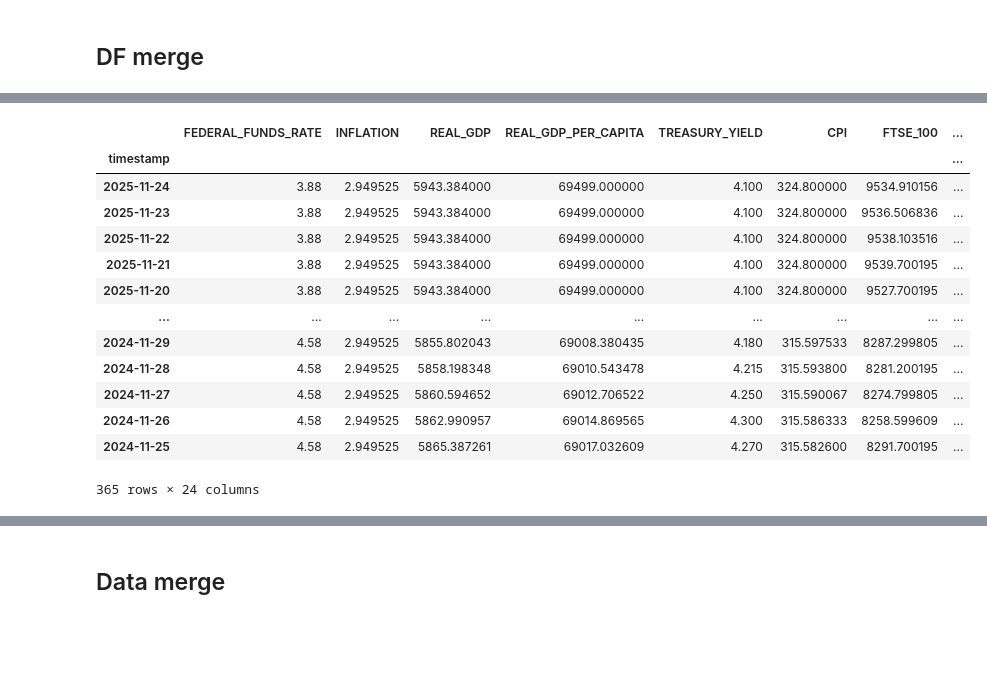
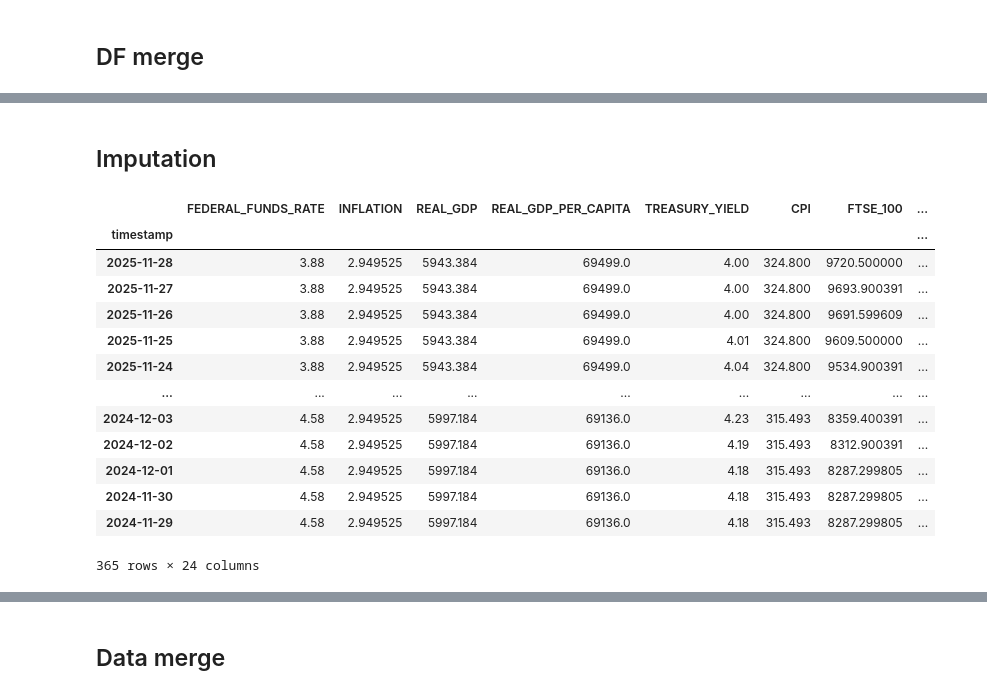
Before and after one commit to gilStettler/stonksai, a Jupyter notebook: dataset.ipynb, the cells around one changed output, grey strips where cells are left out. Drawn from its saved outputs; the diff is of its cells as text; code cells hidden in the pictures; blank space fills up the shorter version.

Commit message:
Full dataset + all stocks + publication lag

```diff
--- a/dataset.ipynb
+++ b/dataset.ipynb
@@ -409,6 +413,7 @@ df_ti= dfs[0]
 for df in dfs[1:]:
     df_ti = df_ti.merge(df, on="timestamp", how="left")
 
+df_ti = df_ti.sort_index(ascending=True)
 df_ti.head()
 # %% [output]
 |  | SMA | EMA | RSI | ATR | Real Lower Band | Real Middle Band | Real Upper Band |
@@ -1179,40 +1235,34 @@ df_macro.sort_index(ascending=False).head(365)
+# %% [markdown]
+## Imputation
 # %%
-# Ensure datetime index and sorted
-df_macro.index = pd.to_datetime(df_macro.index)
-df_macro = df_macro.sort_index()
-
-# Convert all columns to numeric safely
-df_macro = df_macro.apply(pd.to_numeric, errors="coerce")
-
 # Reindex to daily grid
 full_index = pd.date_range(
     start=df_macro.index.min(),
     end=df_macro.index.max(),
     freq="D"
 )
 
 df_macro = df_macro.reindex(full_index)
 df_macro.index.name = "timestamp"
 
 # Safe imputation (no future leakage)
 df_macro = df_macro.ffill()
-df_macro = df_macro.shift(1) # Should be done for each macroeconomic variable individualy to adjust for publication lag
 #df_macro = df_macro.interpolate(method="time")
 df_macro.sort_index(ascending=False).head(365)
 # %% [output]
 |  | FEDERAL_FUNDS_RATE | INFLATION | REAL_GDP | REAL_GDP_PER_CAPITA | TREASURY_YIELD | CPI | FTSE_100 | ... |
 | timestamp |  |  |  |  |  |  |  | ... |
-| 2025-11-24 | 3.88 | 2.949525 | 5943.384000 | 69499.000000 | 4.100 | 324.800000 | 9534.910156 | ... |
-| 2025-11-23 | 3.88 | 2.949525 | 5943.384000 | 69499.000000 | 4.100 | 324.800000 | 9536.506836 | ... |
-| 2025-11-22 | 3.88 | 2.949525 | 5943.384000 | 69499.000000 | 4.100 | 324.800000 | 9538.103516 | ... |
-| 2025-11-21 | 3.88 | 2.949525 | 5943.384000 | 69499.000000 | 4.100 | 324.800000 | 9539.700195 | ... |
-| 2025-11-20 | 3.88 | 2.949525 | 5943.384000 | 69499.000000 | 4.100 | 324.800000 | 9527.700195 | ... |
+| 2025-11-28 | 3.88 | 2.949525 | 5943.384 | 69499.0 | 4.00 | 324.800 | 9720.500000 | ... |
+| 2025-11-27 | 3.88 | 2.949525 | 5943.384 | 69499.0 | 4.00 | 324.800 | 9693.900391 | ... |
+| 2025-11-26 | 3.88 | 2.949525 | 5943.384 | 69499.0 | 4.00 | 324.800 | 9691.599609 | ... |
+| 2025-11-25 | 3.88 | 2.949525 | 5943.384 | 69499.0 | 4.01 | 324.800 | 9609.500000 | ... |
+| 2025-11-24 | 3.88 | 2.949525 | 5943.384 | 69499.0 | 4.04 | 324.800 | 9534.900391 | ... |
 | ... | ... | ... | ... | ... | ... | ... | ... | ... |
-| 2024-11-29 | 4.58 | 2.949525 | 5855.802043 | 69008.380435 | 4.180 | 315.597533 | 8287.299805 | ... |
-| 2024-11-28 | 4.58 | 2.949525 | 5858.198348 | 69010.543478 | 4.215 | 315.593800 | 8281.200195 | ... |
-| 2024-11-27 | 4.58 | 2.949525 | 5860.594652 | 69012.706522 | 4.250 | 315.590067 | 8274.799805 | ... |
-| 2024-11-26 | 4.58 | 2.949525 | 5862.990957 | 69014.869565 | 4.300 | 315.586333 | 8258.599609 | ... |
-| 2024-11-25 | 4.58 | 2.949525 | 5865.387261 | 69017.032609 | 4.270 | 315.582600 | 8291.700195 | ... |
+| 2024-12-03 | 4.58 | 2.949525 | 5997.184 | 69136.0 | 4.23 | 315.493 | 8359.400391 | ... |
+| 2024-12-02 | 4.58 | 2.949525 | 5997.184 | 69136.0 | 4.19 | 315.493 | 8312.900391 | ... |
+| 2024-12-01 | 4.58 | 2.949525 | 5997.184 | 69136.0 | 4.18 | 315.493 | 8287.299805 | ... |
+| 2024-11-30 | 4.58 | 2.949525 | 5997.184 | 69136.0 | 4.18 | 315.493 | 8287.299805 | ... |
+| 2024-11-29 | 4.58 | 2.949525 | 5997.184 | 69136.0 | 4.18 | 315.493 | 8287.299805 | ... |
 365 rows × 24 columns
 # %%
 df_macro.isna().sum()
```
Also changed, not shown: parts of 29 cells of this notebook, 1 other file.
